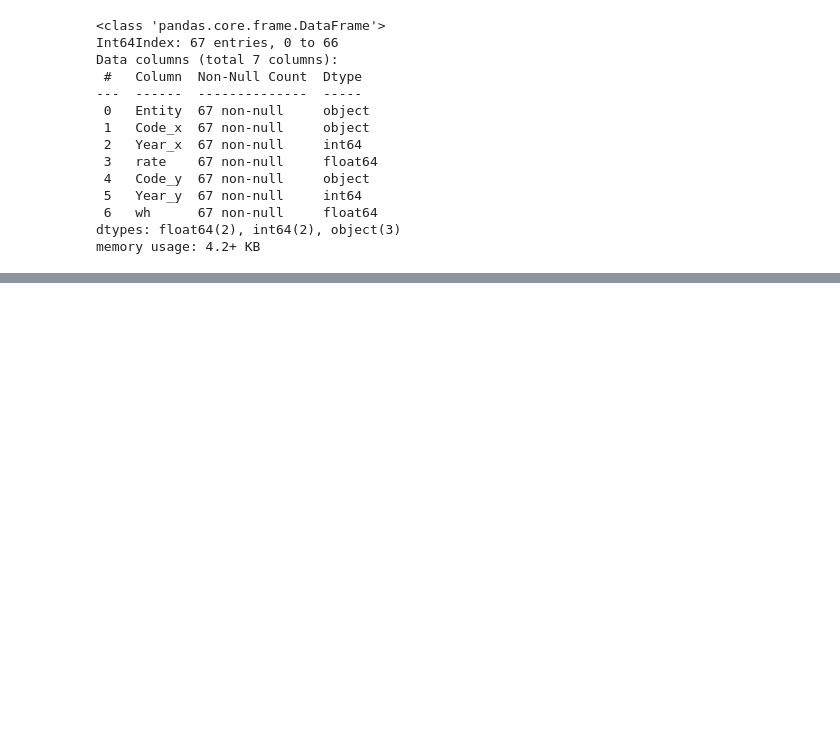
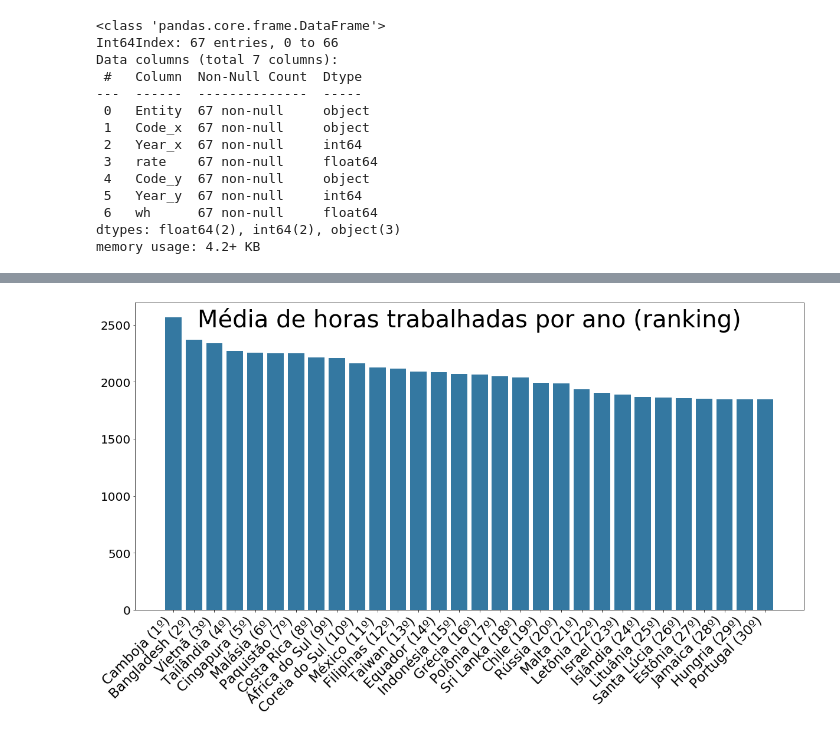
Before and after one commit to otaviobertucini/Machine-Learning-Algorithms, a Jupyter notebook: files/world-data/suicide vs wors worked.ipynb, the cells around one changed output, grey strips where cells are left out. Drawn from its saved outputs; the diff is of its cells as text; code cells hidden in the pictures; blank space fills up the shorter version.

```diff
--- a/files/world-data/suicide vs wors worked.ipynb
+++ b/files/world-data/suicide vs wors worked.ipynb
@@ -117,0 +192,10 @@ rank
+# %%
+ax, fig = plt.subplots(figsize=(17, 10))
+bars = plt.bar(data['label'][:30], data['wh'][:30], color='#3478A1')
+plt.xticks(rotation=45, horizontalalignment='right', size=23)
+plt.yticks(size=20)
+plt.title('Média de horas trabalhadas por ano (ranking)', x=0.5, y=0.91, size=40)
+plt.tight_layout()
+plt.savefig('rank20.png')
+# %% [output]
+[figure, added]
```
Also changed, not shown: parts of 7 cells of this notebook, 1 other file.
